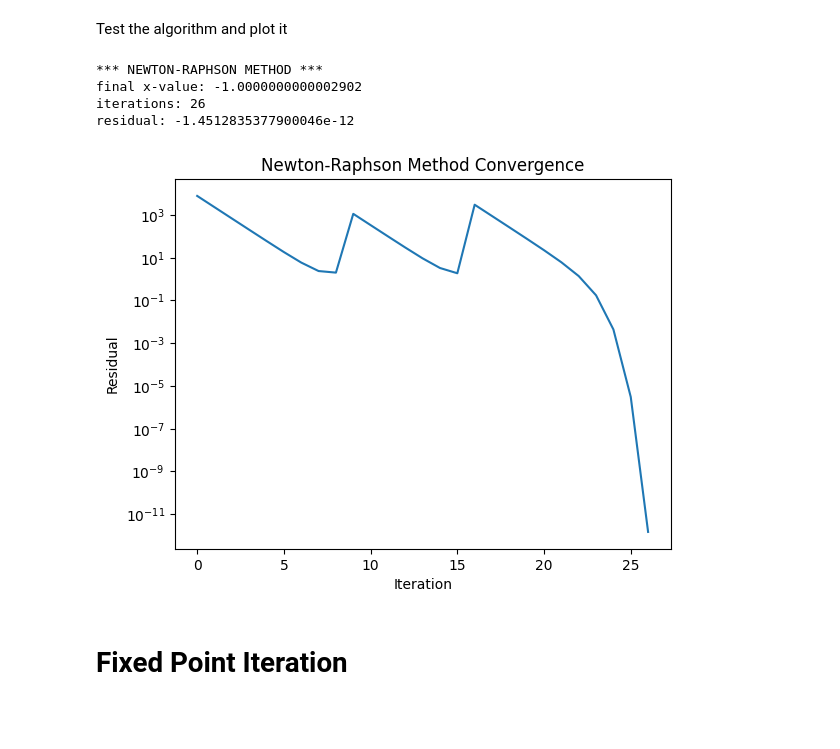
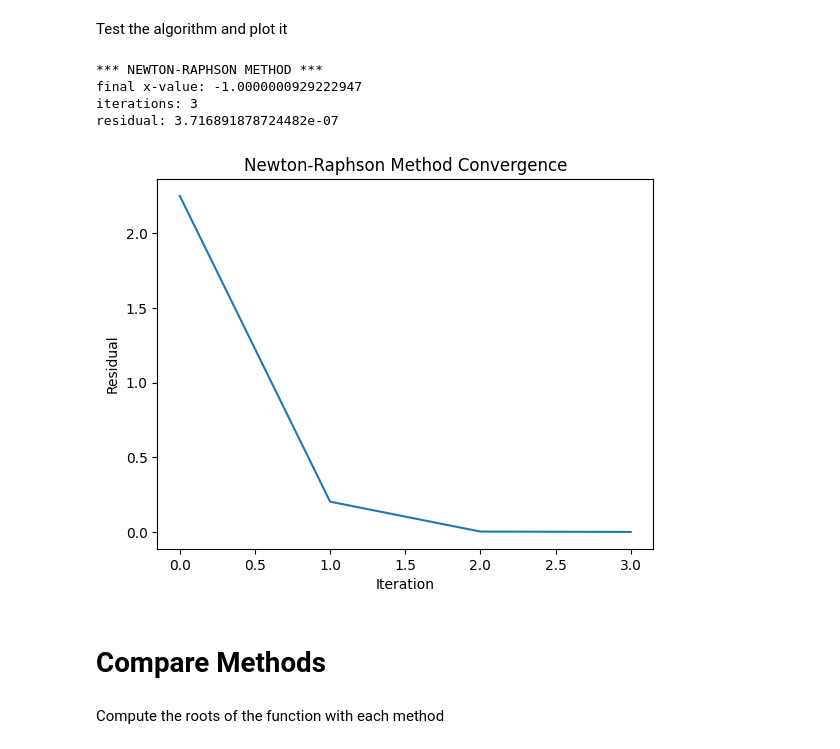
Before and after one commit to diegosol127/AERO-222-Numerical-Methods, a Jupyter notebook: Lab/Lab2/AERO_222_Lab_2.ipynb, the cells around one changed output. Cells and saved outputs as stored; diff of their text form; code cells hidden in the pictures; blank space fills up the shorter version.

```diff
--- a/Lab/Lab2/AERO_222_Lab_2.ipynb
+++ b/Lab/Lab2/AERO_222_Lab_2.ipynb
@@ -184,8 +192,8 @@ def secant(func,x0,x1,eps,maxIter=1e5):
 # %% [markdown]
 Test the algorithm and plot it
 # %%
-x0 = -2
-x1 = 3
+x0 = -5
+x1 = 1
 tol = 1e-6
 
 xNew, iterations, residuals = secant(f,x0,x1,tol)
@@ -266,8 +274,8 @@ def regula_falsi(func,x0,x1,eps,maxIter=1e5):
 # %% [markdown]
 Test the algorithm and plot it
 # %%
-x0 = -2
-x1 = 3
+x0 = -5
+x1 = 1
 tol = 1e-6
 
 xNew, iterations, residuals = regula_falsi(f,x0,x1,tol)
@@ -285,0 +298,20 @@ residual: 6.321660099839477e-07
+# %%
+def g1(x):
+    return np.sqrt(2*x + 3)
+
+def g2(x):
+    return 3 / (x-2)
+
+def g3(x):
+    return (x**2 - 3) / 2
+
+x = np.linspace(-10,10,500)
+
+plt.plot(x[x>=-3/2],g1(x[x>=-3/2]),'b',label=r'$g_1(x)$')
+plt.plot(x,g2(x),'r',label=r'$g_2(x)$')
+plt.plot(x,g3(x),'g',label=r'$g_3(x)$')
+plt.plot(x,x,'k--',label=r'$y(x) = x$')
+plt.xlim([-10,10])
+plt.ylim([-6,6])
+plt.legend()
+plt.show()
@@ -289,7 +407,7 @@ residual: 6.321660099839477e-07
 Define the derivative function
 # %%
 def df(x):
-    return 3*x**2 - 2*x
+    return 2*x - 2
 # %% [markdown]
 Newton-Raphson method algorithm
 # %%
@@ -351,21 +469,23 @@ def newton_raphson(func,dFunc,x,eps,maxIter=1e5):
 # %% [markdown]
 Test the algorithm and plot it
 # %%
-x0 = 30
+x0 = 0
 tol = 1e-6
 
 xNew, iterations, residuals = newton_raphson(f,df,x0,tol)
 
-plt.semilogy(iterations,residuals)
+plt.plot(iterations,residuals)
 plt.xlabel('Iteration')
 plt.ylabel('Residual')
 plt.title('Newton-Raphson Method Convergence')
 plt.show()
 # %% [output]
 *** NEWTON-RAPHSON METHOD ***
-final x-value: -1.0000000000002902
-iterations: 26
-residual: -1.4512835377900046e-12
+final x-value: -1.0000000929222947
+iterations: 3
+residual: 3.716891878724482e-07
-[figure, old version]
+[figure, new version]
-# %% [markdown]
-# Fixed Point Iteration
+# %% [markdown]
+# Compare Methods
+# %% [markdown]
+Compute the roots of the function with each method
```
Also changed, not shown: parts of 21 cells of this notebook, 1 other file.
